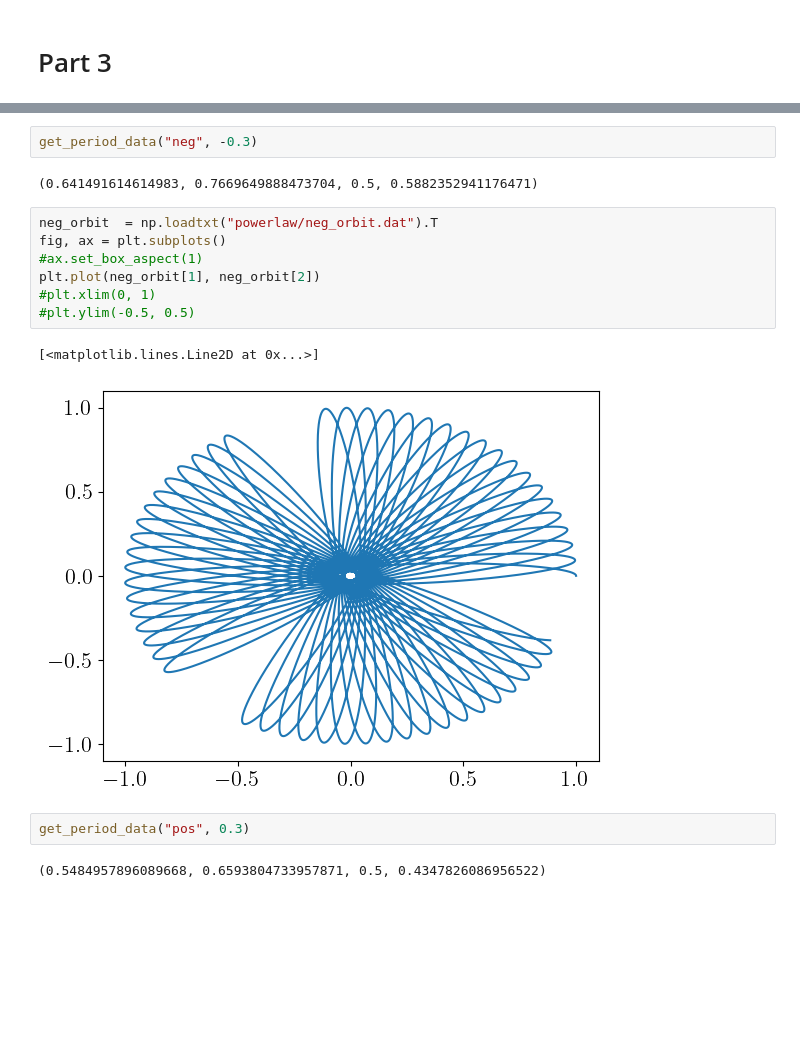
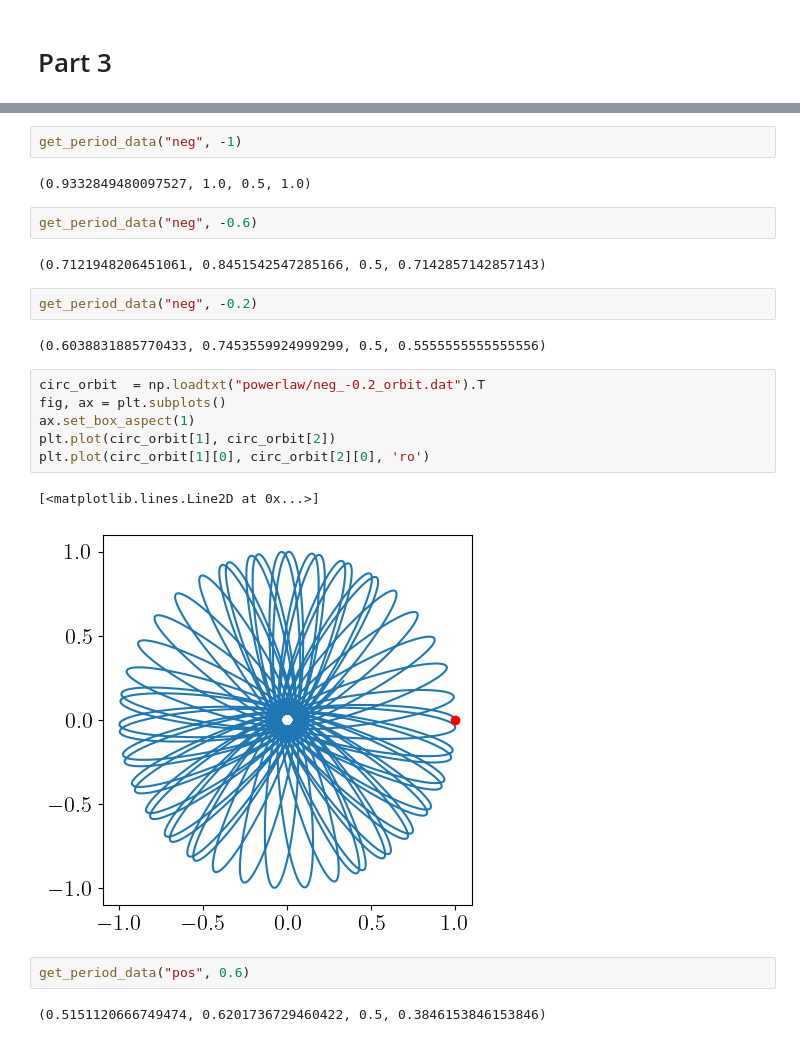
Before and after one commit to acwen11/hw3, a Jupyter notebook: output/Q4.ipynb, the cells around one changed output, grey strips where cells are left out. Cells and saved outputs as stored; diff of their text form; blank space fills up the shorter version.

```diff
--- a/output/Q4.ipynb
+++ b/output/Q4.ipynb
@@ -176,18 +178,25 @@ plt.ylim(-0.5, 0.5)
+# %%
+get_period_data("neg", -1)
+# %% [output]
+(0.9332849480097527, 1.0, 0.5, 1.0)
 # %%
-get_period_data("neg", -0.3)
+get_period_data("neg", -0.6)
 # %% [output]
-(0.641491614614983, 0.7669649888473704, 0.5, 0.5882352941176471)
+(0.7121948206451061, 0.8451542547285166, 0.5, 0.7142857142857143)
+# %%
+get_period_data("neg", -0.2)
+# %% [output]
+(0.6038831885770433, 0.7453559924999299, 0.5, 0.5555555555555556)
 # %%
-neg_orbit  = np.loadtxt("powerlaw/neg_orbit.dat").T
+circ_orbit  = np.loadtxt("powerlaw/neg_-0.2_orbit.dat").T
 fig, ax = plt.subplots()
-#ax.set_box_aspect(1)
-plt.plot(neg_orbit[1], neg_orbit[2])
-#plt.xlim(0, 1)
-#plt.ylim(-0.5, 0.5)
+ax.set_box_aspect(1)
+plt.plot(circ_orbit[1], circ_orbit[2])
+plt.plot(circ_orbit[1][0], circ_orbit[2][0], 'ro')
 # %% [output]
 [<matplotlib.lines.Line2D at 0x...>]
-[figure, old version]
+[figure, new version]
 # %%
-get_period_data("pos", 0.3)
+get_period_data("pos", 0.6)
 # %% [output]
-(0.5484957896089668, 0.6593804733957871, 0.5, 0.4347826086956522)
+(0.5151120666749474, 0.6201736729460422, 0.5, 0.3846153846153846)
```
Also changed, not shown: parts of 10 cells of this notebook, 3 other files.
